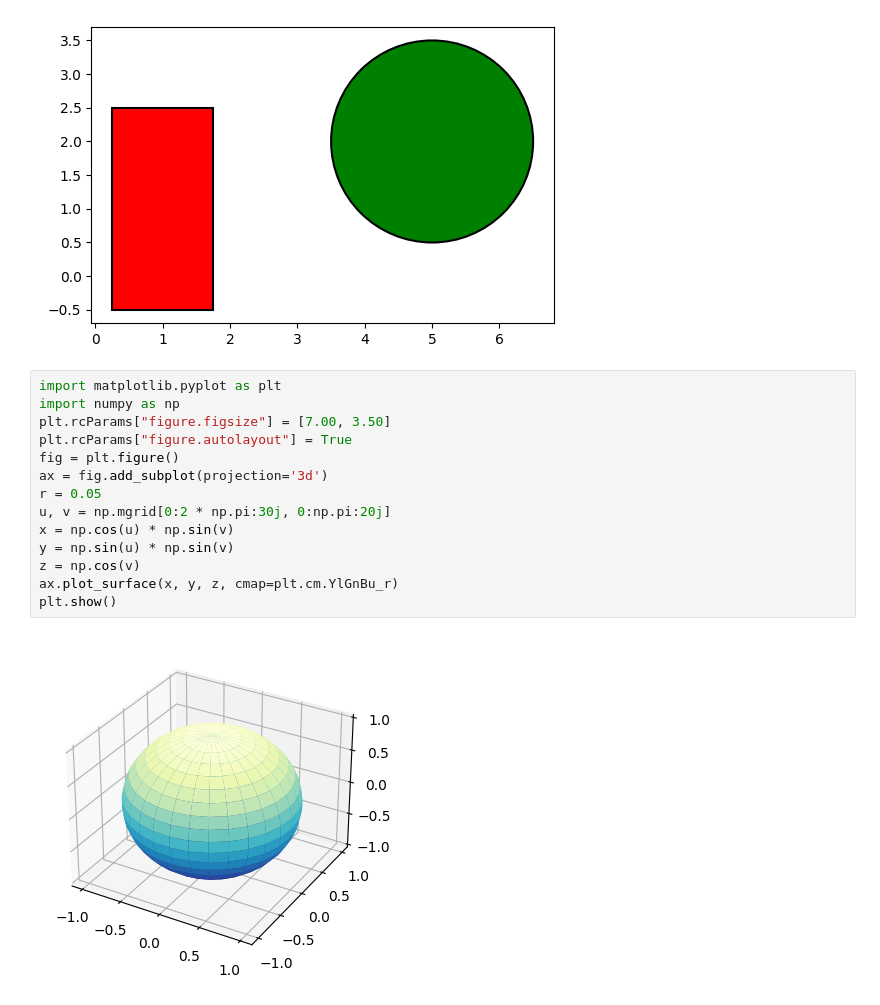
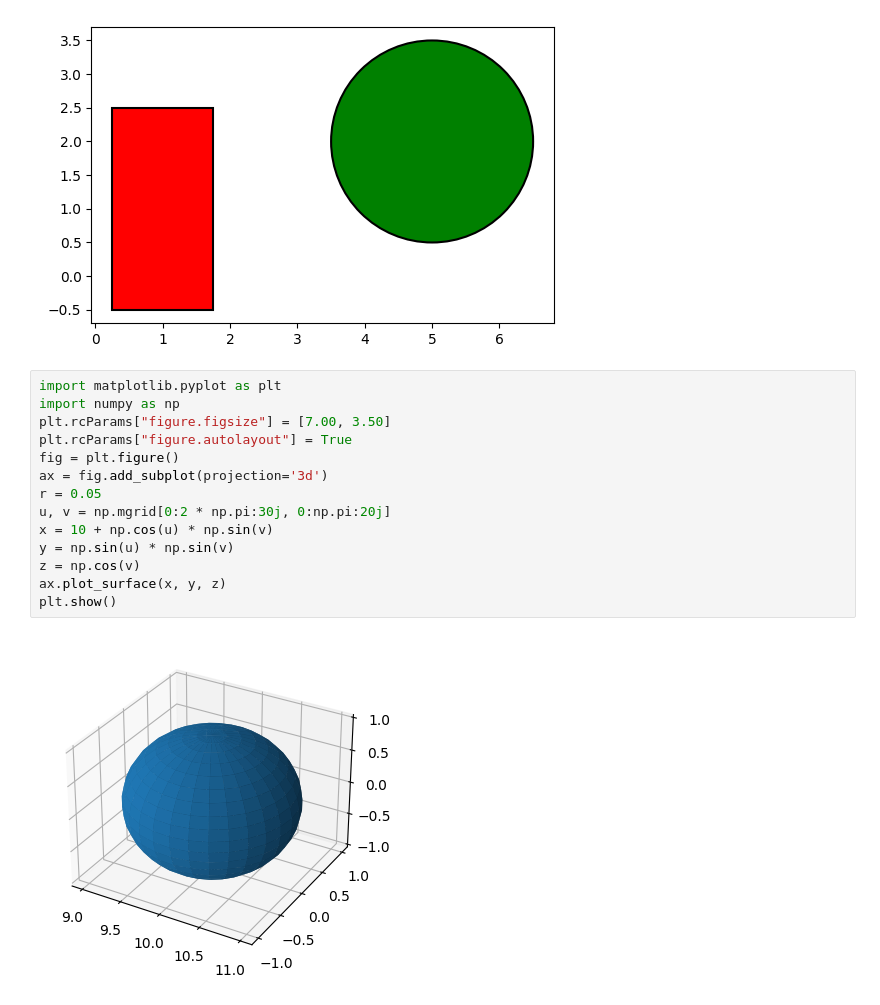
Before and after one commit to Andreas-Svensson/python, a Jupyter notebook: Explorations/E00_random_stuff.ipynb, the cells around one changed output. Saved outputs shown, nothing was run; the diff lists cells and outputs as text.

Commit message:
testing 3D plots

```diff
--- a/Explorations/E00_random_stuff.ipynb
+++ b/Explorations/E00_random_stuff.ipynb
@@ -153,16 +153,16 @@ ax.autoscale() # NOTE autoscale solves rescaling of axis without using xlim, yli
 # %%
 import matplotlib.pyplot as plt
 import numpy as np
 plt.rcParams["figure.figsize"] = [7.00, 3.50]
 plt.rcParams["figure.autolayout"] = True
 fig = plt.figure()
 ax = fig.add_subplot(projection='3d')
 r = 0.05
 u, v = np.mgrid[0:2 * np.pi:30j, 0:np.pi:20j]
-x = np.cos(u) * np.sin(v)
+x = 10 + np.cos(u) * np.sin(v)
 y = np.sin(u) * np.sin(v)
 z = np.cos(v)
-ax.plot_surface(x, y, z, cmap=plt.cm.YlGnBu_r)
+ax.plot_surface(x, y, z)
 plt.show()
 # %% [output]
-[figure, old version]
+[figure, new version]
```
Also changed, not shown: parts of 17 cells of this notebook.
